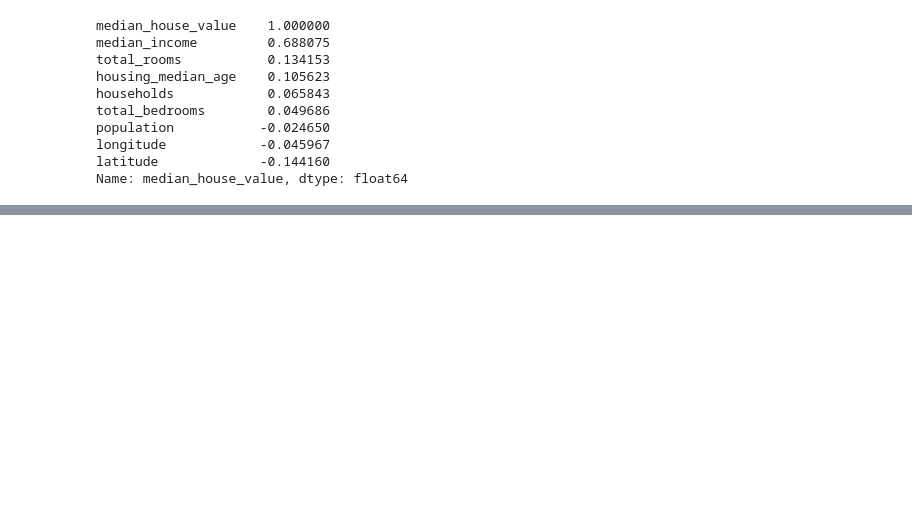
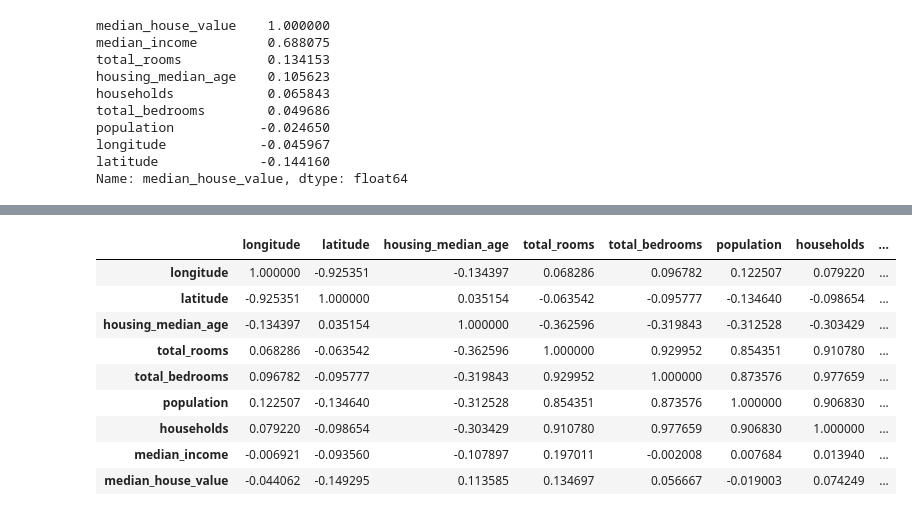
Before and after one commit to Tigerly1/ML, a Jupyter notebook: lab1.ipynb, the cells around one changed output, grey strips where cells are left out. Saved outputs shown, nothing was run; the diff lists cells and outputs as text; code cells hidden in the pictures; blank space fills up the shorter version.

```diff
--- a/lab1.ipynb
+++ b/lab1.ipynb
@@ -108,0 +133,13 @@ ValueError: The truth value of a DataFrame is ambiguous. Use a.empty, a.bool(),
+# %%
+test_set.corr()
+# %% [output]
+|  | longitude | latitude | housing_median_age | total_rooms | total_bedrooms | population | households | ... |
+| longitude | 1.000000 | -0.925351 | -0.134397 | 0.068286 | 0.096782 | 0.122507 | 0.079220 | ... |
+| latitude | -0.925351 | 1.000000 | 0.035154 | -0.063542 | -0.095777 | -0.134640 | -0.098654 | ... |
+| housing_median_age | -0.134397 | 0.035154 | 1.000000 | -0.362596 | -0.319843 | -0.312528 | -0.303429 | ... |
+| total_rooms | 0.068286 | -0.063542 | -0.362596 | 1.000000 | 0.929952 | 0.854351 | 0.910780 | ... |
+| total_bedrooms | 0.096782 | -0.095777 | -0.319843 | 0.929952 | 1.000000 | 0.873576 | 0.977659 | ... |
+| population | 0.122507 | -0.134640 | -0.312528 | 0.854351 | 0.873576 | 1.000000 | 0.906830 | ... |
+| households | 0.079220 | -0.098654 | -0.303429 | 0.910780 | 0.977659 | 0.906830 | 1.000000 | ... |
+| median_income | -0.006921 | -0.093560 | -0.107897 | 0.197011 | -0.002008 | 0.007684 | 0.013940 | ... |
+| median_house_value | -0.044062 | -0.149295 | 0.113585 | 0.134697 | 0.056667 | -0.019003 | 0.074249 | ... |
```
Also changed, not shown: parts of 6 cells of this notebook.
